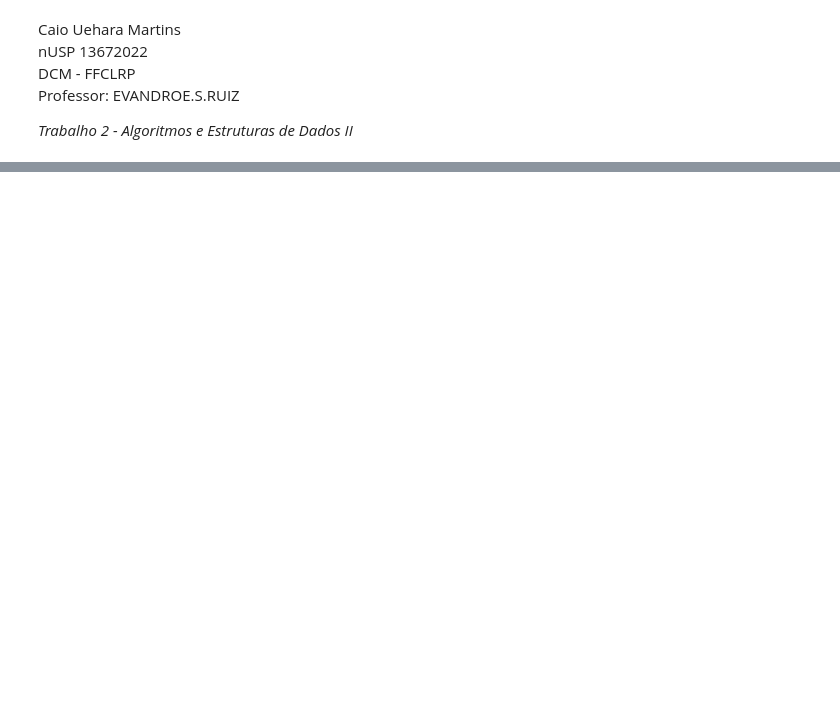
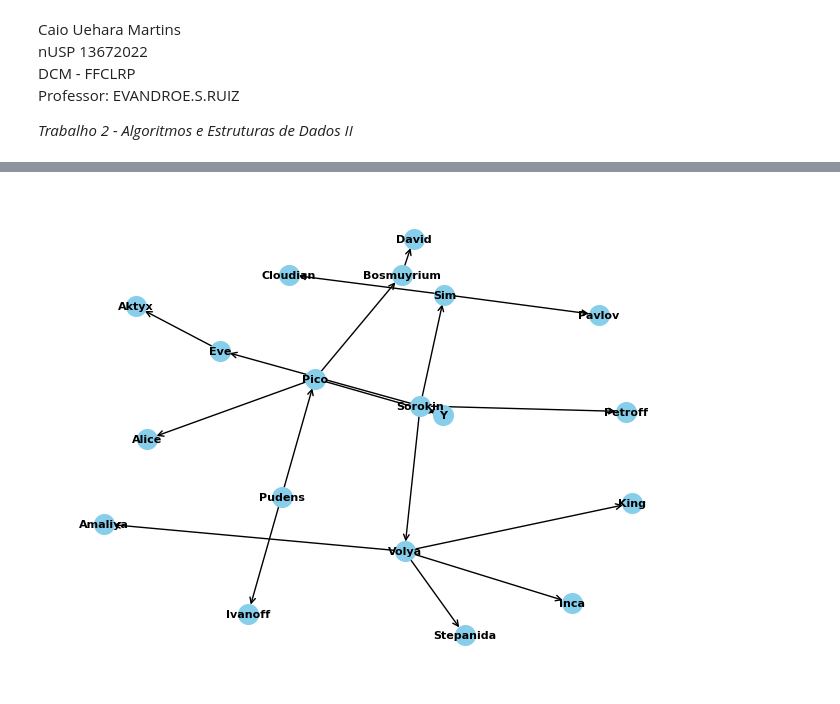
Before and after one commit to caiouehara/AED2-trabalho-grafos-DFS, a Jupyter notebook: main.ipynb, the cells around one changed output, grey strips where cells are left out. Saved outputs shown, nothing was run; the diff lists cells and outputs as text; code cells hidden in the pictures; blank space fills up the shorter version.

```diff
--- a/main.ipynb
+++ b/main.ipynb
@@ -46,0 +53,7 @@ plt.show()
+# %%
+#Árvore DFS
+DFS = nx.dfs_tree(G, "Pudens", 5)
+
+draw(DFS)
+# %% [output]
+[figure, added]
```
Also changed, not shown: parts of 1 cell of this notebook.
